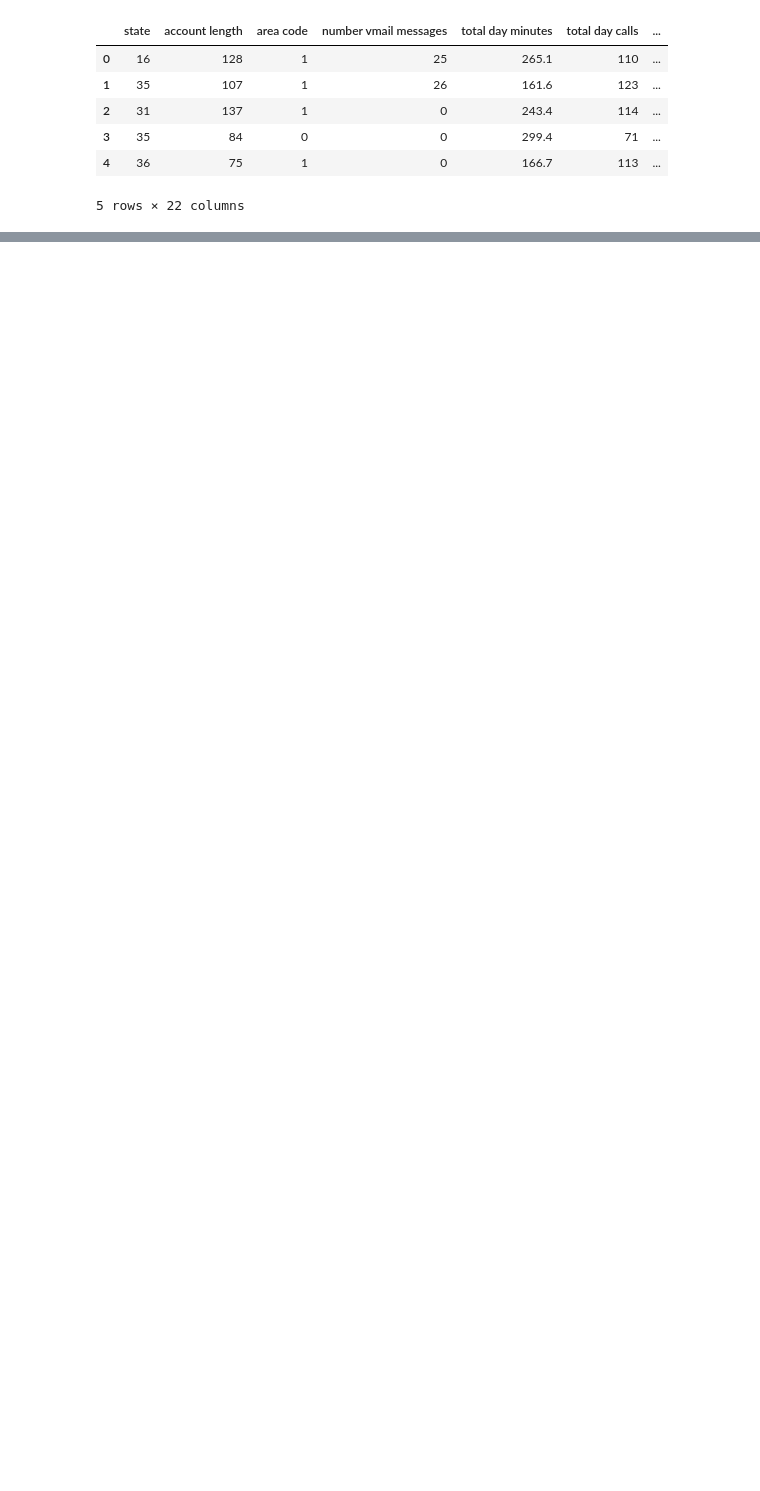
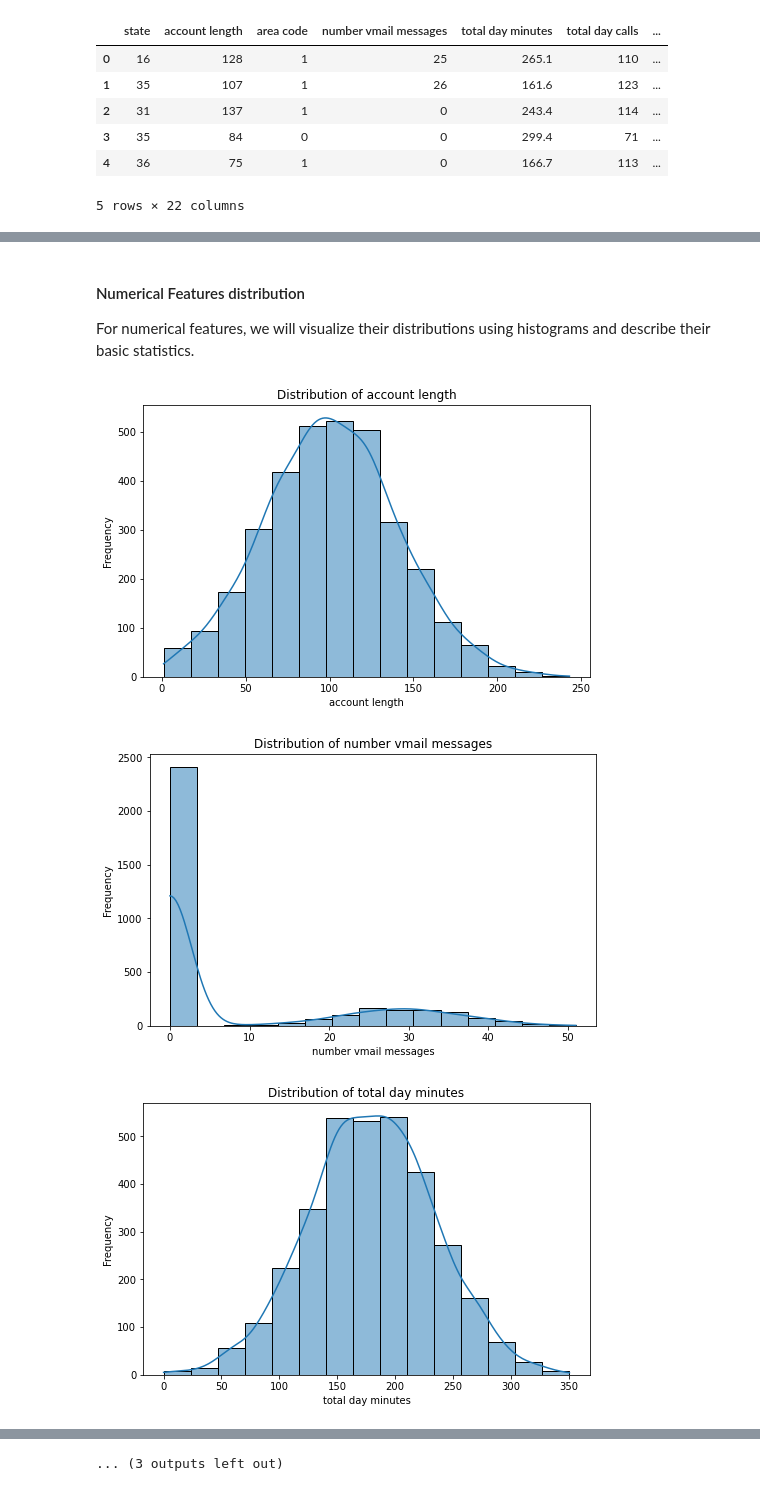
Before and after one commit to Agai-Beryl/Predicting-Customer-Churn-For-A-Leading-Telco-Using-Machine-Learning, a Jupyter notebook: MachineLearning.ipynb, the cells around one changed output, grey strips where cells are left out. Saved outputs shown, nothing was run; the diff lists cells and outputs as text; code cells hidden in the pictures; blank space fills up the shorter version.

```diff
--- a/MachineLearning.ipynb
+++ b/MachineLearning.ipynb
@@ -638,0 +661,25 @@ final_encoded_dataset.head()
+# %% [markdown]
+#### Numerical Features distribution
+
+For numerical features, we will  visualize their distributions using histograms and describe their basic statistics.
+# %%
+# List of numerical features
+
+numerical_features = ['account length', 'number vmail messages', 'total day minutes',
+                      'total day calls', 'total day charge', 'total eve minutes',
+                      'total eve calls', 'total eve charge', 'total night minutes',
+                      'total night calls', 'total night charge', 'total intl minutes',
+                      'total intl calls', 'total intl charge', 'customer service calls']
+
+# Plot histograms for numerical features
+for feature in numerical_features:
+    plt.figure(figsize=(8, 5))
+    sns.histplot(final_encoded_dataset[feature], bins=15, kde=True)
+    plt.title(f'Distribution of {feature}')
+    plt.xlabel(feature)
+    plt.ylabel('Frequency')
+    plt.show()
+# %% [output]
+[figure, added]
+[figure, added]
+[figure, added]
@@ -638,0 +695 @@ final_encoded_dataset.head()
+... (3 outputs left out)
```
Also changed, not shown: parts of 11 cells of this notebook.
